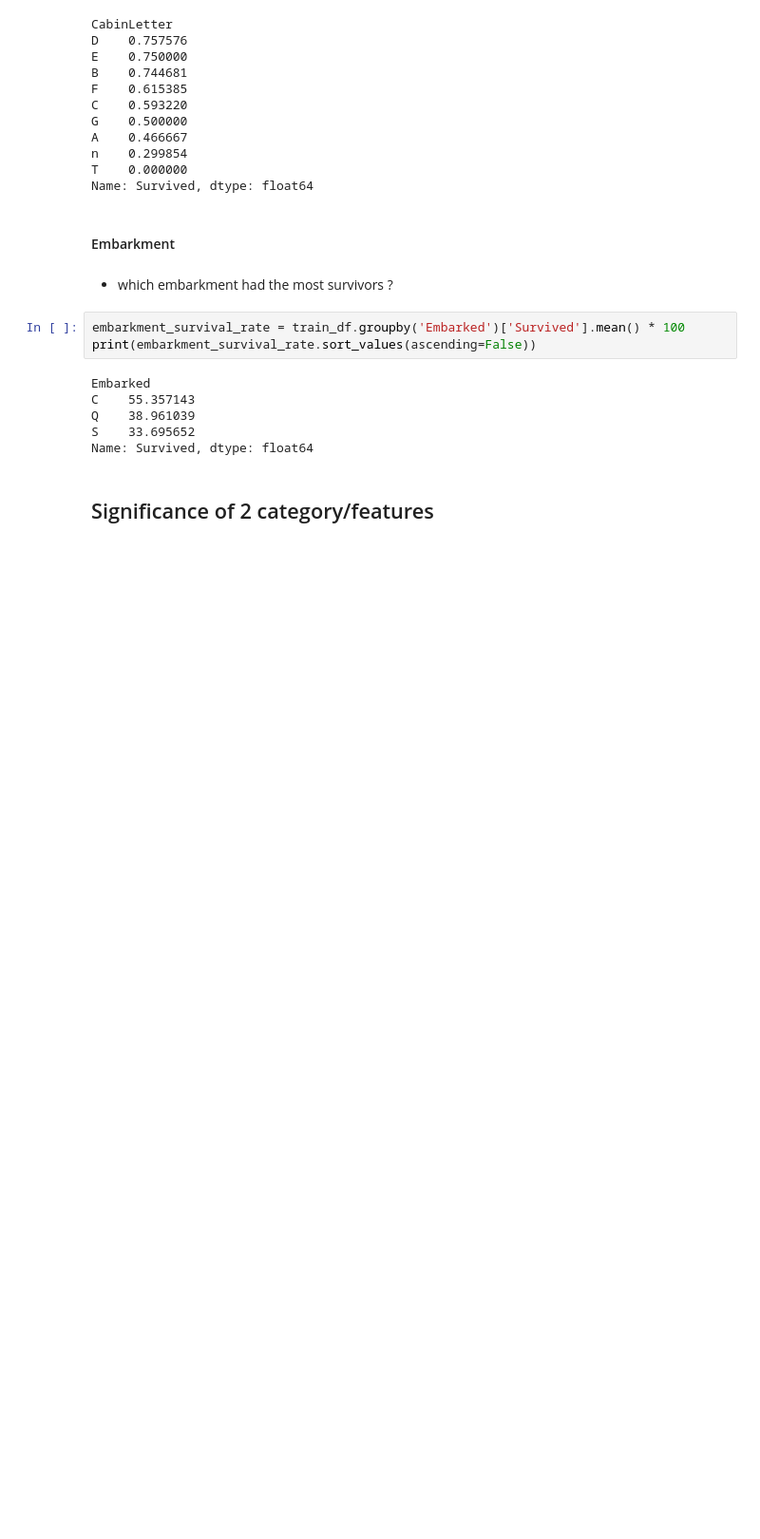
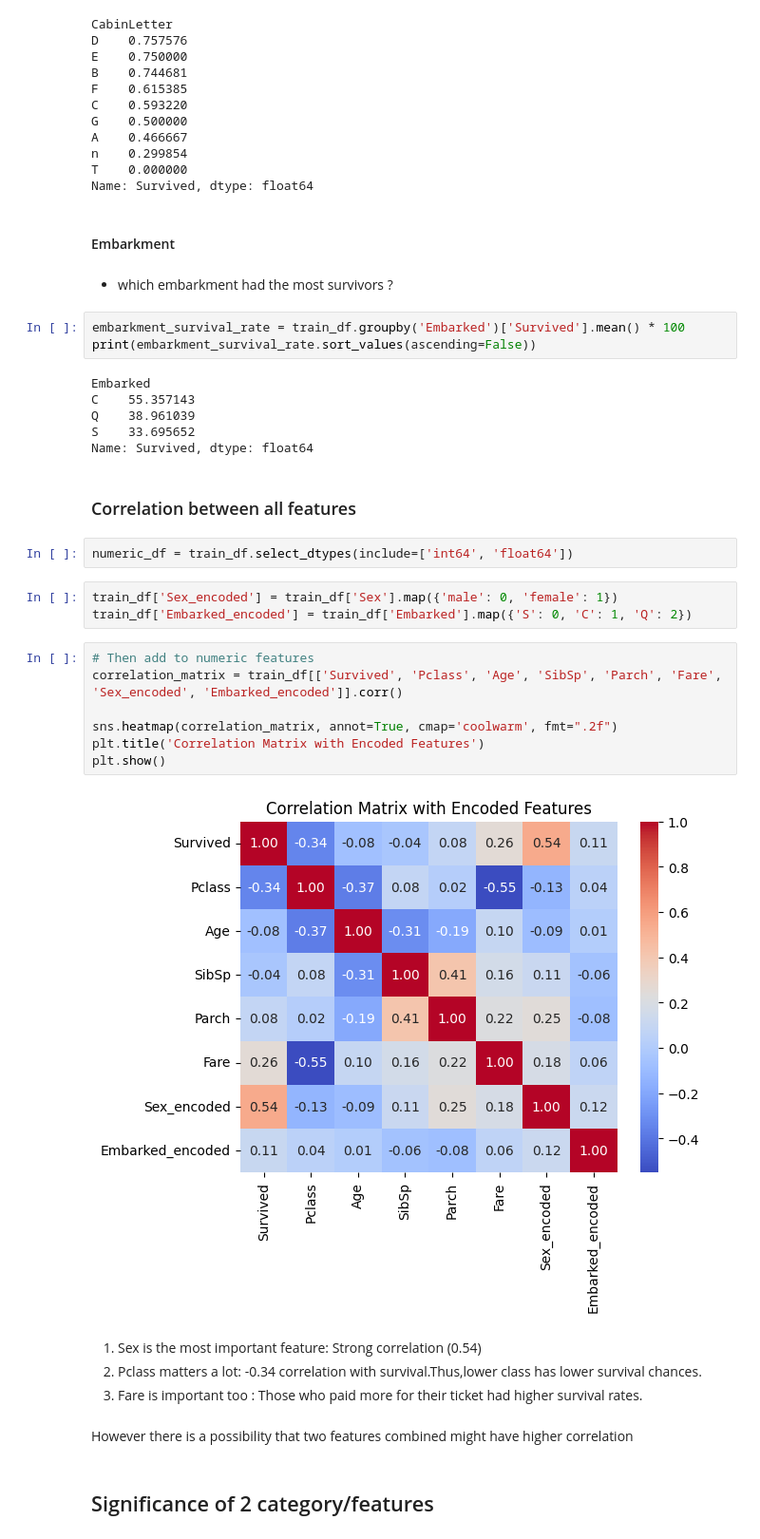
Before and after one commit to adibnow-cs/titanic-survival-prediction, a Jupyter notebook: notebooks/1_exploratory_data.ipynb, the cells around one changed output. Shown: that part at 95% size. Drawn from its saved outputs; the diff is of its cells as text; blank space fills up the shorter version.

```diff
--- a/notebooks/1_exploratory_data.ipynb
+++ b/notebooks/1_exploratory_data.ipynb
@@ -324,5 +324,27 @@ C    55.357143
 Q    38.961039
 S    33.695652
 Name: Survived, dtype: float64
+# %% [markdown]
+### Correlation between all features
+# %%
+numeric_df = train_df.select_dtypes(include=['int64', 'float64'])
+# %%
+train_df['Sex_encoded'] = train_df['Sex'].map({'male': 0, 'female': 1})
+train_df['Embarked_encoded'] = train_df['Embarked'].map({'S': 0, 'C': 1, 'Q': 2})
+# %%
+# Then add to numeric features
+correlation_matrix = train_df[['Survived', 'Pclass', 'Age', 'SibSp', 'Parch', 'Fare', 'Sex_encoded', 'Embarked_encoded']].corr()
+
+sns.heatmap(correlation_matrix, annot=True, cmap='coolwarm', fmt=".2f")
+plt.title('Correlation Matrix with Encoded Features')
+plt.show()
+# %% [output]
+[figure, added]
+# %% [markdown]
+1. Sex is the most important feature: Strong correlation (0.54)
+2. Pclass matters a lot: -0.34 correlation with survival.Thus,lower class has lower survival chances.
+3. Fare is important too :  Those who paid more for their ticket had higher survival rates.
+# %% [markdown]
+However there is a possibility that two features combined might have higher correlation
 # %% [markdown]
 ## Significance of 2  category/features
```
Also changed, not shown: parts of 11 cells of this notebook.
